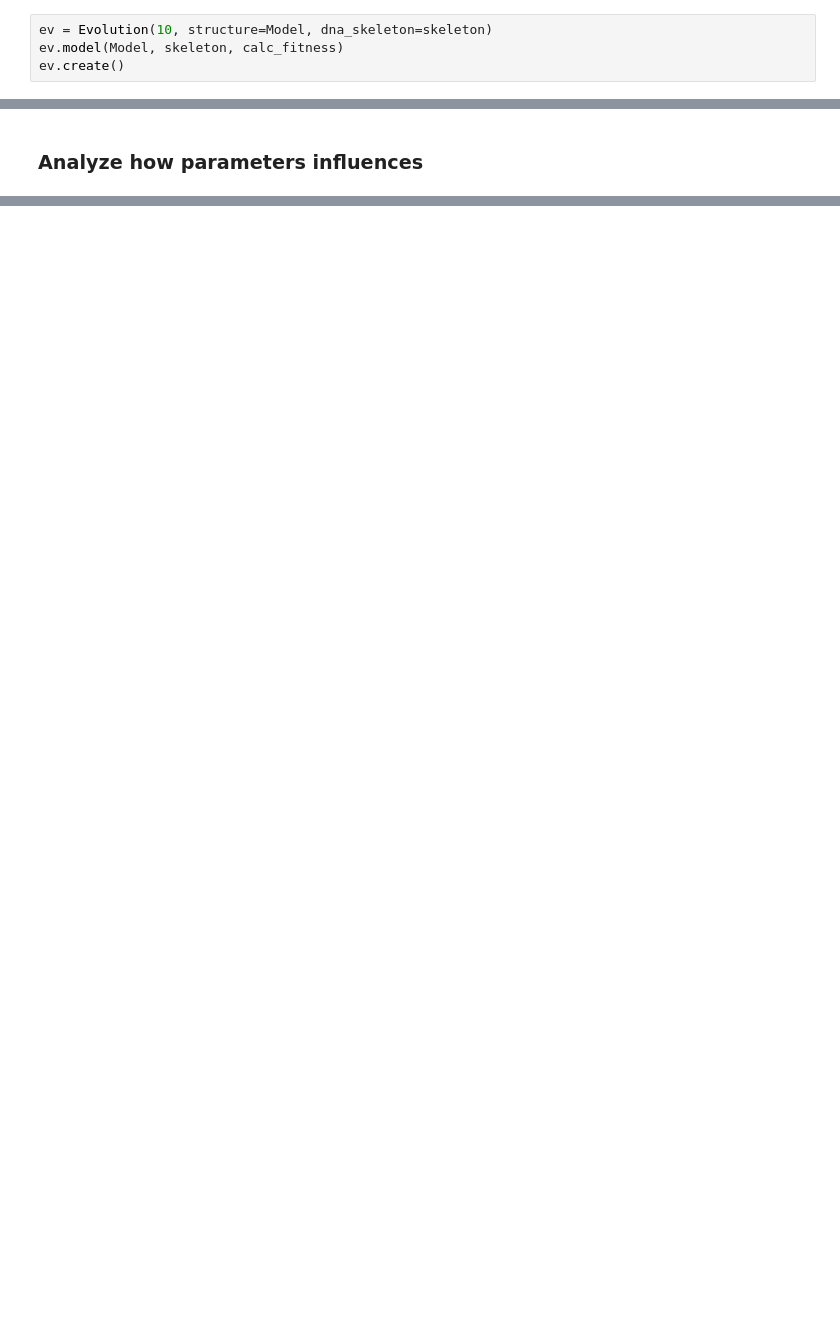
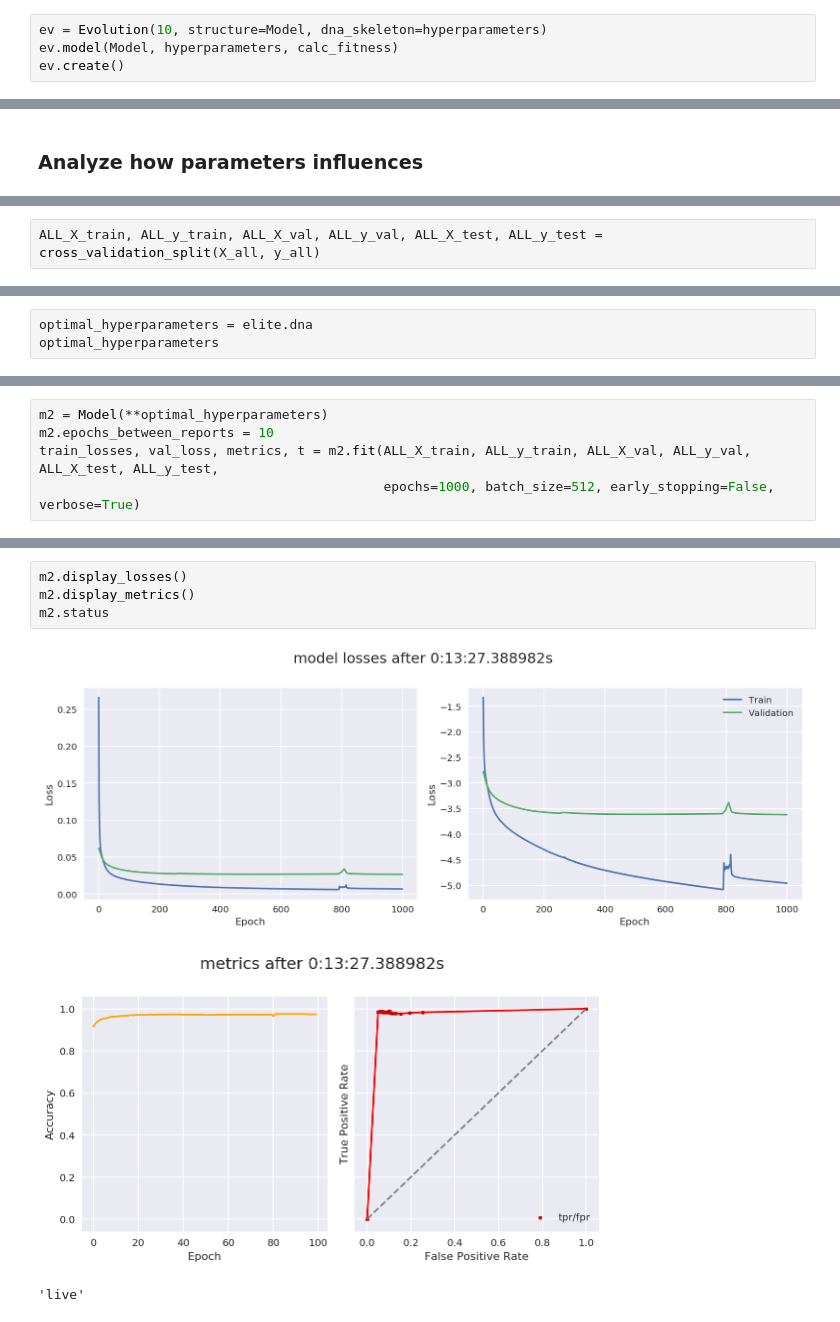
Before and after one commit to Spriteware/hyperparameters-tuning-genetic-algorithm, a Jupyter notebook: malware_genetic_analysis.ipynb, the cells around one changed output, grey strips where cells are left out. Saved outputs shown, nothing was run; the diff lists cells and outputs as text; blank space fills up the shorter version.

```diff
--- a/malware_genetic_analysis.ipynb
+++ b/malware_genetic_analysis.ipynb
@@ -660,8 +695,8 @@ from genev import Evolution, Individual
 # %% [markdown]
 ### Create the initial population
 # %%
-ev = Evolution(10, structure=Model, dna_skeleton=skeleton)
-ev.model(Model, skeleton, calc_fitness)
+ev = Evolution(10, structure=Model, dna_skeleton=hyperparameters)
+ev.model(Model, hyperparameters, calc_fitness)
 ev.create()
 # %%
 ev.evaluate(display=True);
@@ -725,0 +901,2 @@ Ou alors il n'est juste pas possible de descendre plus bas.
+# %%
+ALL_X_train, ALL_y_train, ALL_X_val, ALL_y_val, ALL_X_test, ALL_y_test = cross_validation_split(X_all, y_all)
@@ -725,0 +910,3 @@ Ou alors il n'est juste pas possible de descendre plus bas.
+# %%
+optimal_hyperparameters = elite.dna
+optimal_hyperparameters
@@ -725,0 +922,5 @@ Ou alors il n'est juste pas possible de descendre plus bas.
+# %%
+m2 = Model(**optimal_hyperparameters)
+m2.epochs_between_reports = 10
+train_losses, val_loss, metrics, t = m2.fit(ALL_X_train, ALL_y_train, ALL_X_val, ALL_y_val, ALL_X_test, ALL_y_test,
+                                            epochs=1000, batch_size=512, early_stopping=False, verbose=True)
@@ -725,0 +946,8 @@ Ou alors il n'est juste pas possible de descendre plus bas.
+# %%
+m2.display_losses()
+m2.display_metrics()
+m2.status
+# %% [output]
+[figure, added]
+[figure, added]
+'live'
```
Also changed, not shown: parts of 48 cells of this notebook, 28 other files.
